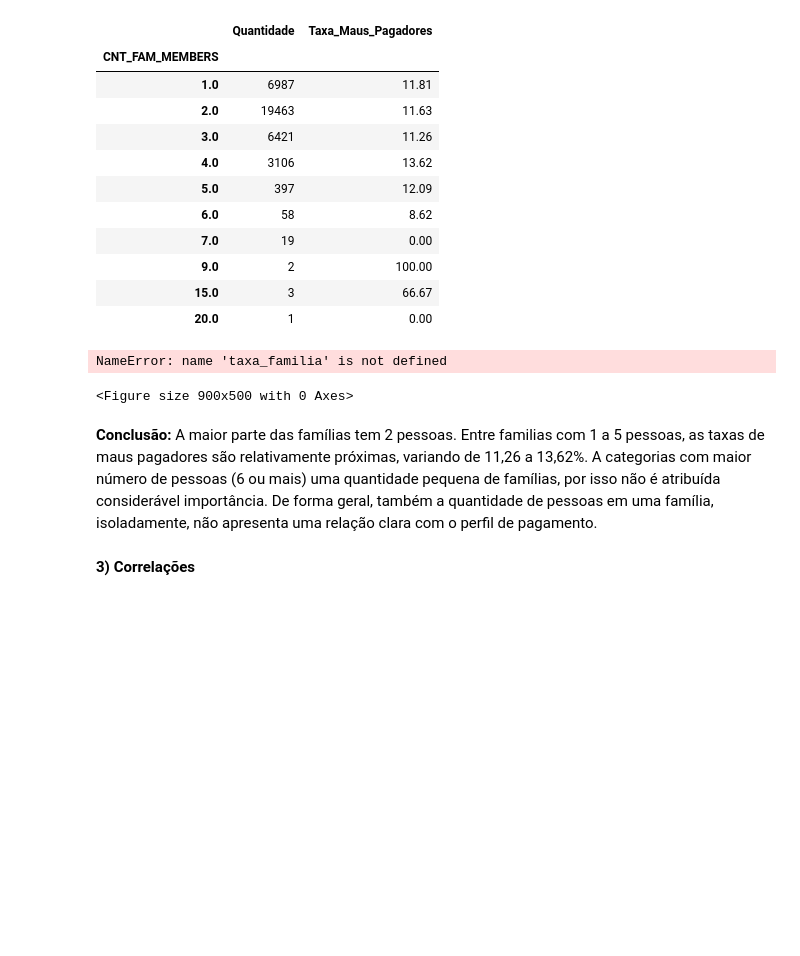
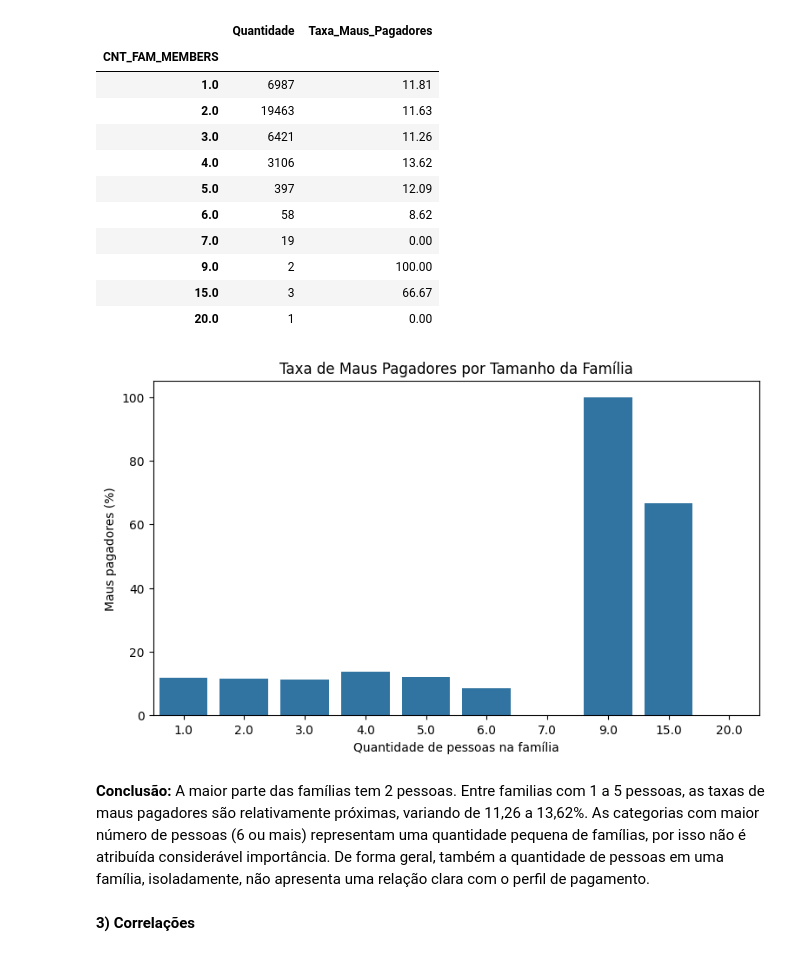
Before and after one commit to marciapaulasv-coder/TechChalenge, a Jupyter notebook: 01_eda.ipynb, the cells around one changed output. Saved outputs shown, nothing was run; the diff lists cells and outputs as text; code cells hidden in the pictures; blank space fills up the shorter version.

```diff
--- a/01_eda.ipynb
+++ b/01_eda.ipynb
@@ -611,18 +648,20 @@ analise_familia
 # %%
 plt.figure(figsize=(9, 5))
 
-sns.barplot(x=taxa_familia.index, y=taxa_familia.values)
+sns.barplot(
+    x=analise_familia.index,
+    y=analise_familia['Taxa_Maus_Pagadores']
+)
 
 plt.title('Taxa de Maus Pagadores por Tamanho da Família')
 plt.xlabel('Quantidade de pessoas na família')
 plt.ylabel('Maus pagadores (%)')
 
 plt.show()
 # %% [output]
-NameError: name 'taxa_familia' is not defined
-<Figure size 900x500 with 0 Axes>
+[figure, added]
 # %% [markdown]
-**Conclusão:** A maior parte das famílias tem 2 pessoas. Entre familias com 1 a 5 pessoas, as taxas de maus pagadores são relativamente próximas, variando de 11,26 a 13,62%. A categorias com maior número de pessoas (6 ou mais) uma quantidade pequena de famílias, por isso não é atribuída considerável importância. De forma geral, também a quantidade de pessoas em uma família, isoladamente, não apresenta uma relação clara com o perfil de pagamento.
+**Conclusão:** A maior parte das famílias tem 2 pessoas. Entre familias com 1 a 5 pessoas, as taxas de maus pagadores são relativamente próximas, variando de 11,26 a 13,62%. As categorias com maior número de pessoas (6 ou mais) representam uma quantidade pequena de famílias, por isso não é atribuída considerável importância. De forma geral, também a quantidade de pessoas em uma família, isoladamente, não apresenta uma relação clara com o perfil de pagamento.
 # %% [markdown]
 **3) Correlações**
 # %%
```
Also changed, not shown: parts of 14 cells of this notebook.
